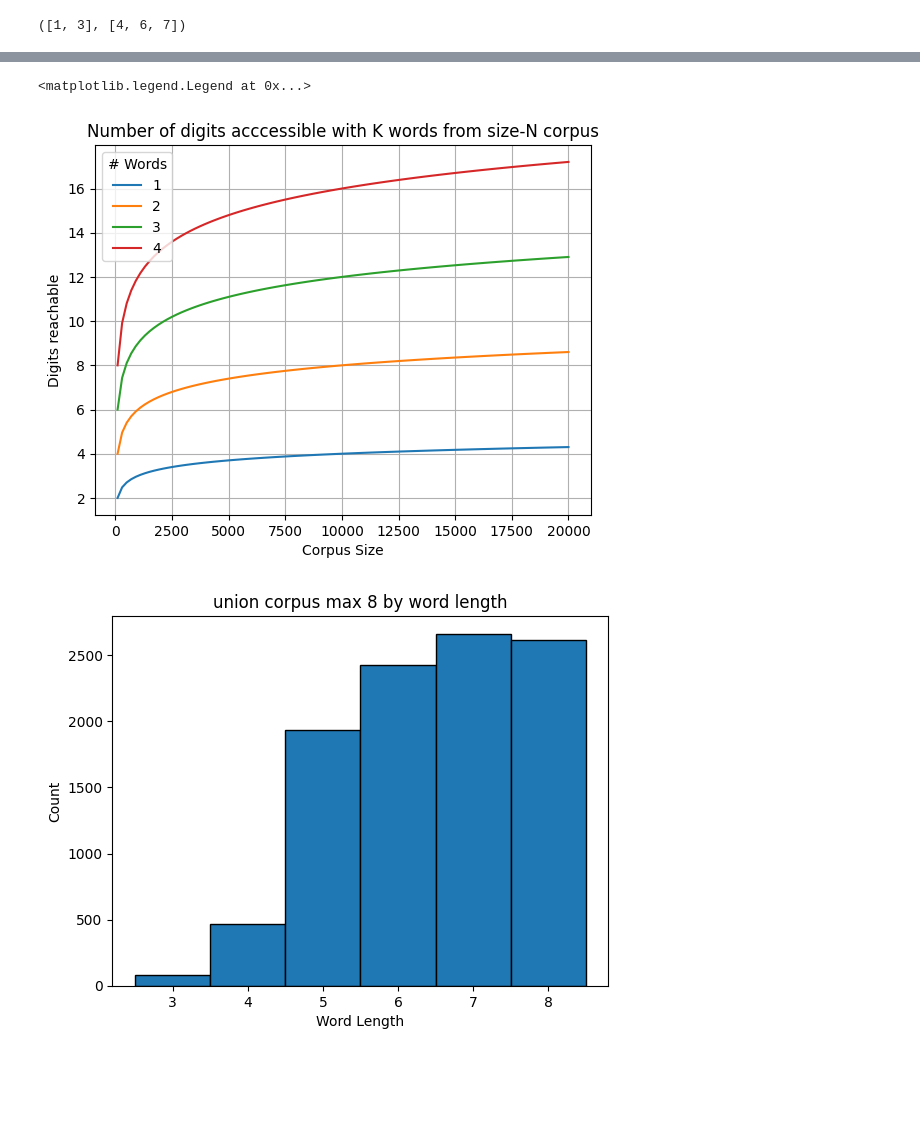
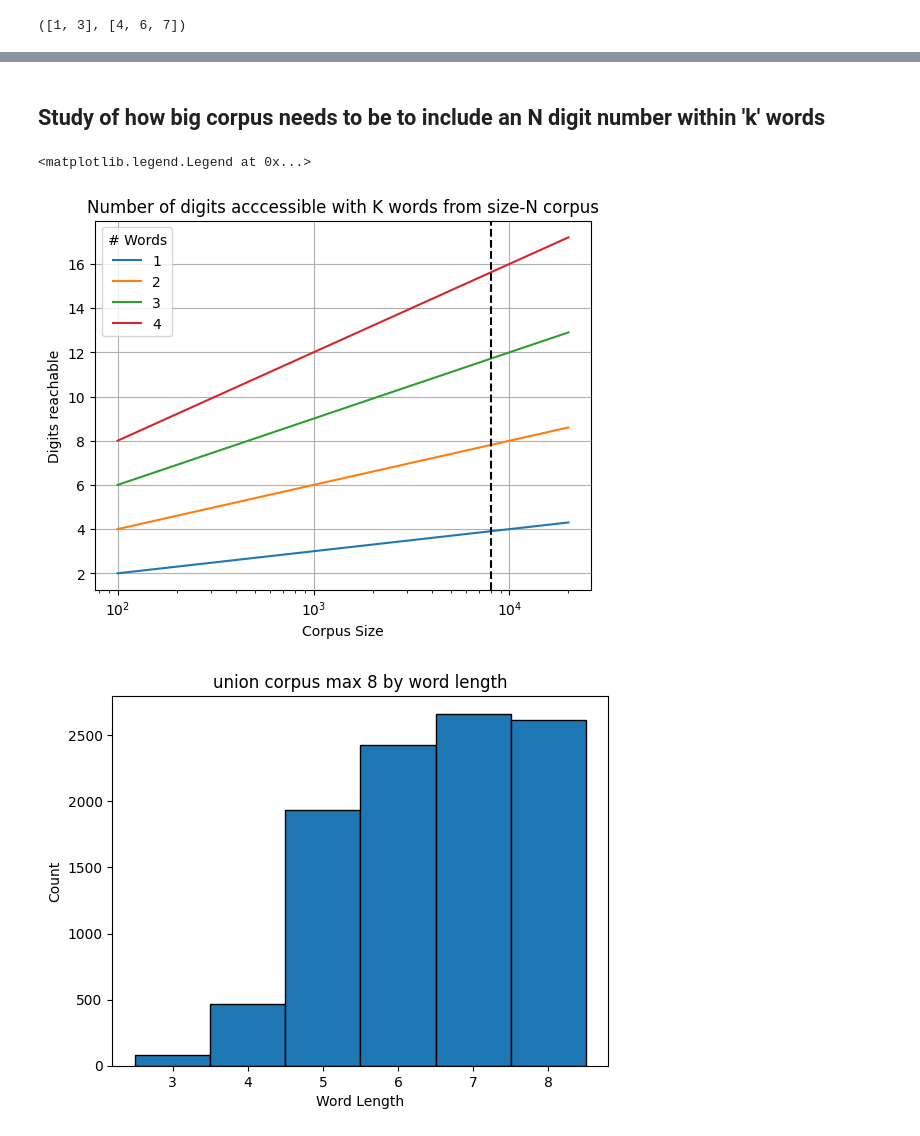
Before and after one commit to william-cutler/phone-phrase, a Jupyter notebook: phone_phrase.ipynb, the cells around one changed output, grey strips where cells are left out. Cells and saved outputs as stored; diff of their text form; code cells hidden in the pictures; blank space fills up the shorter version.

```diff
--- a/phone_phrase.ipynb
+++ b/phone_phrase.ipynb
@@ -66,6 +66,9 @@ length_filter = lambda w: len(w) >= 4 and len(w) <= 8
 capitals_filter = lambda w: (w.lower() == w)
 alpha_filter = lambda w: w.isalpha()
 profanity_filter = lambda w: not(w in profane_union)
+
+manual_exclusion = ["abortion", "alkalize", "autism", "autistic", "aids", "african", "american", "chinese", "dyslexia", "dyslexic", "islamist", "slave", "enslave", "skinhead", "fascism", "racism"]
+manual_filter = lambda w: not(w in manual_exclusion)
 
 def filter_corpus(corpus, filter_func):
     kept = []
@@ -95,7 +98,7 @@ filter_corpus([1, 3, 4, 6, 7], lambda n: n < 4)
 # %%
 union_corpus = set(eff_corpus).union(set(bb_ai_corpus)).union(set(more_common_corpus))
 
-filtered_corpus, kept_list, tossed_list = sequential_filter(union_corpus, [length_filter, profanity_filter, alpha_filter, capitals_filter], ["Length", "Profanity", "Alpha", "Capitals"])
+filtered_corpus, kept_list, tossed_list = sequential_filter(union_corpus, [length_filter, profanity_filter, alpha_filter, capitals_filter, manual_filter], ["Length", "Profanity", "Alpha", "Capitals", "Manual"])
 # %% [output]
 Removed 2823 words using Length filter
 Removed 32 words using Profanity filter
@@ -179,18 +181,22 @@ print(np.sum(np.array([len(w) for w in union_corpus]) <= 8))
+# %% [markdown]
+## Study of how big corpus needs to be to include an N digit number within 'k' words
 # %%
 num_words = np.linspace(100, 20_000, num=100)
 powers = np.array([1, 2, 3, 4])
 max_digits = np.log10(np.array([np.power(num_words, p) for p in powers]))
 
 for i, d in enumerate(max_digits):
     plt.plot(num_words, d, label=powers[i])
 plt.xlabel('Corpus Size')
 plt.ylabel('Digits reachable')
+plt.xscale('log')
 plt.title('Number of digits acccessible with K words from size-N corpus')
 plt.grid()
+plt.axvline(len(final_corpus), color='black', linestyle='--')
 plt.legend(title='# Words')
 # %% [output]
 <matplotlib.legend.Legend at 0x...>
-[figure, old version]
+[figure, new version]
 # %%
 union_corpus_max_8 = [w for w in union_corpus if len(w) <= 8]
 plot_corpus_word_lengths(union_corpus_max_8, 'union corpus max 8')
```
Also changed, not shown: parts of 7 cells of this notebook, 9 other files.
